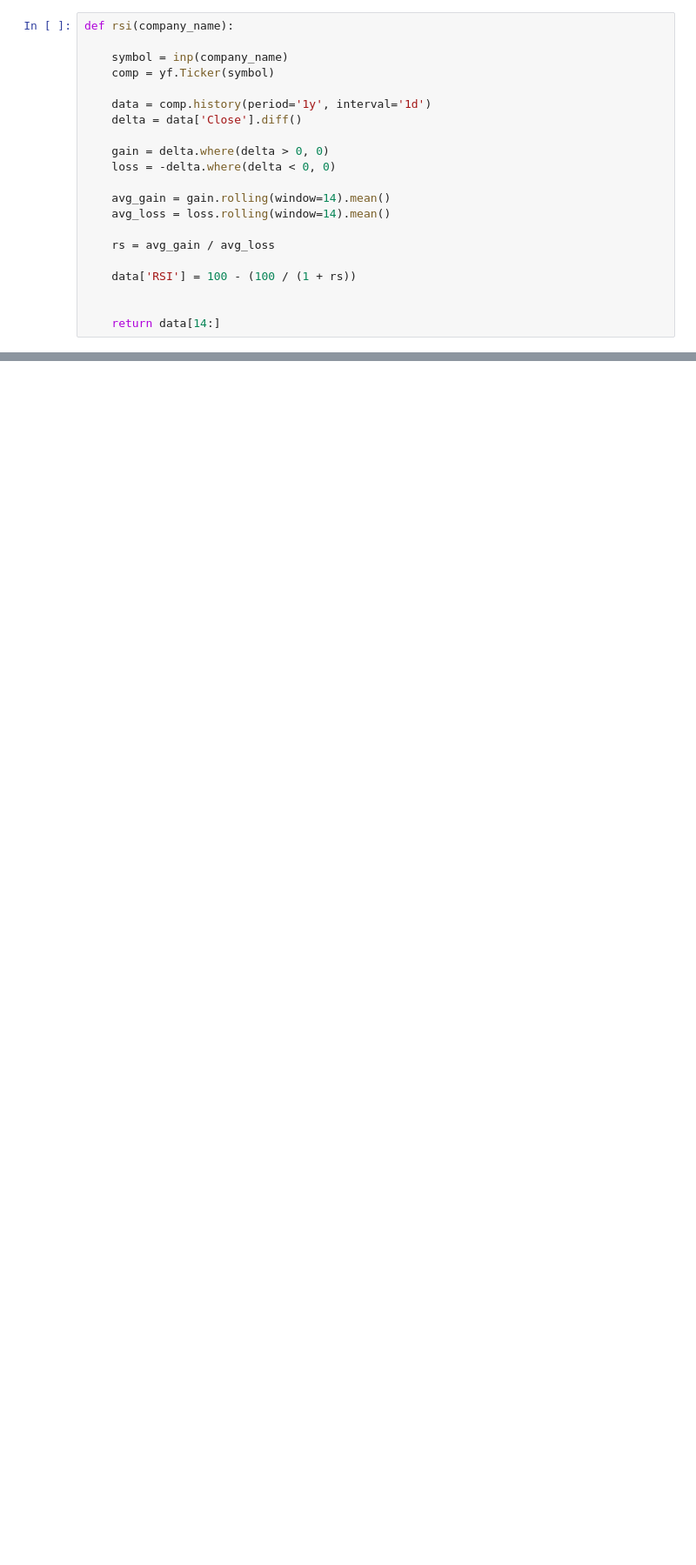
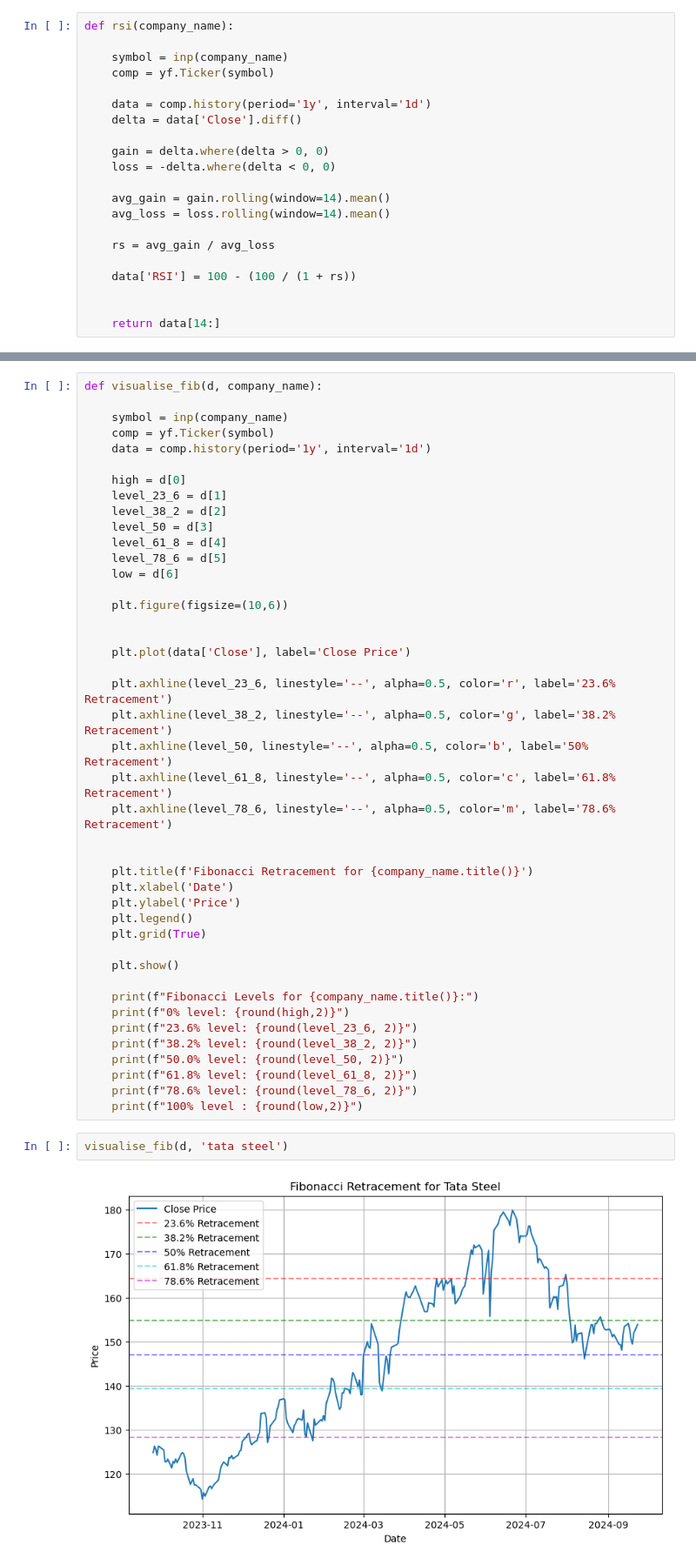
Before and after one commit to Arnax308/Stock-Market-Prediction, a Jupyter notebook: Financial_Data.ipynb, the cells around one changed output, grey strips where cells are left out. Shown: that part at 87% size. Saved outputs shown, nothing was run; the diff lists cells and outputs as text; blank space fills up the shorter version.

```diff
--- a/Financial_Data.ipynb
+++ b/Financial_Data.ipynb
@@ -145,0 +132,47 @@ def visualise_fib(data, company_name):
+# %%
+def visualise_fib(d, company_name):
+
+    symbol = inp(company_name)
+    comp = yf.Ticker(symbol)
+    data = comp.history(period='1y', interval='1d')
+
+    high = d[0]
+    level_23_6 = d[1]
+    level_38_2 = d[2]
+    level_50 = d[3]
+    level_61_8 = d[4]
+    level_78_6 = d[5]
+    low = d[6]
+
+    plt.figure(figsize=(10,6))
+
+
+    plt.plot(data['Close'], label='Close Price')
+
+    plt.axhline(level_23_6, linestyle='--', alpha=0.5, color='r', label='23.6% Retracement')
+    plt.axhline(level_38_2, linestyle='--', alpha=0.5, color='g', label='38.2% Retracement')
+    plt.axhline(level_50, linestyle='--', alpha=0.5, color='b', label='50% Retracement')
+    plt.axhline(level_61_8, linestyle='--', alpha=0.5, color='c', label='61.8% Retracement')
+    plt.axhline(level_78_6, linestyle='--', alpha=0.5, color='m', label='78.6% Retracement')
+
+
+    plt.title(f'Fibonacci Retracement for {company_name.title()}')
+    plt.xlabel('Date')
+    plt.ylabel('Price')
+    plt.legend()
+    plt.grid(True)
+
+    plt.show()
+
+    print(f"Fibonacci Levels for {company_name.title()}:")
+    print(f"0% level: {round(high,2)}")
+    print(f"23.6% level: {round(level_23_6, 2)}")
+    print(f"38.2% level: {round(level_38_2, 2)}")
+    print(f"50.0% level: {round(level_50, 2)}")
+    print(f"61.8% level: {round(level_61_8, 2)}")
+    print(f"78.6% level: {round(level_78_6, 2)}")
+    print(f"100% level : {round(low,2)}")
+# %%
+visualise_fib(d, 'tata steel')
+# %% [output]
+[figure, added]
```
Also changed, not shown: parts of 8 cells of this notebook.
